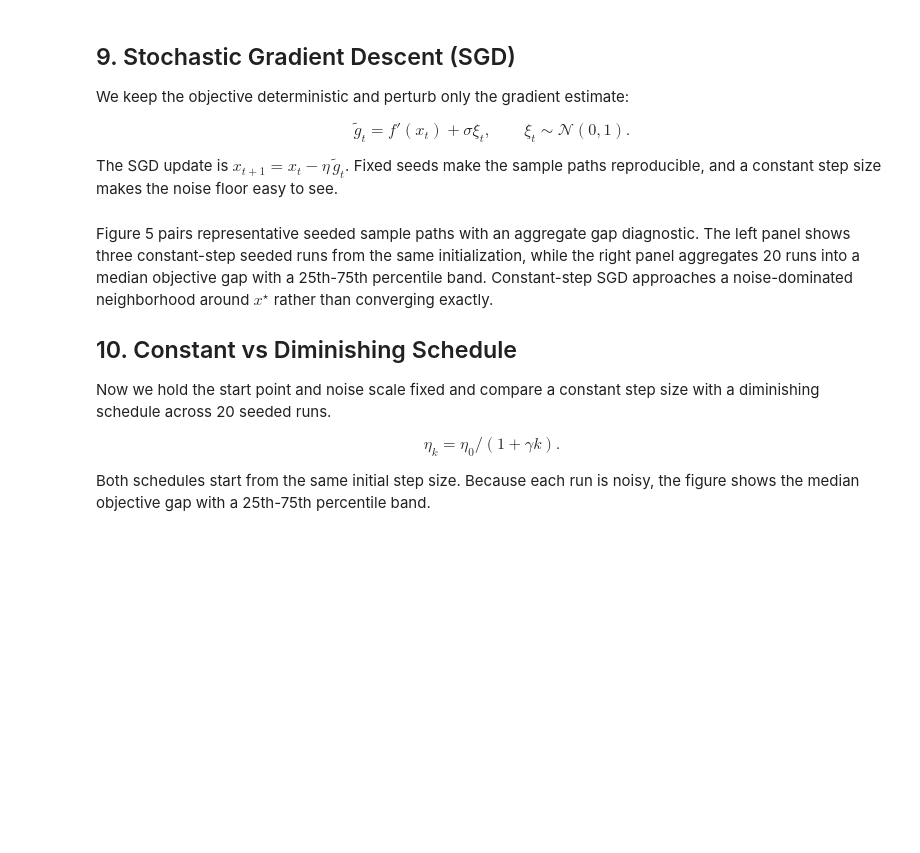
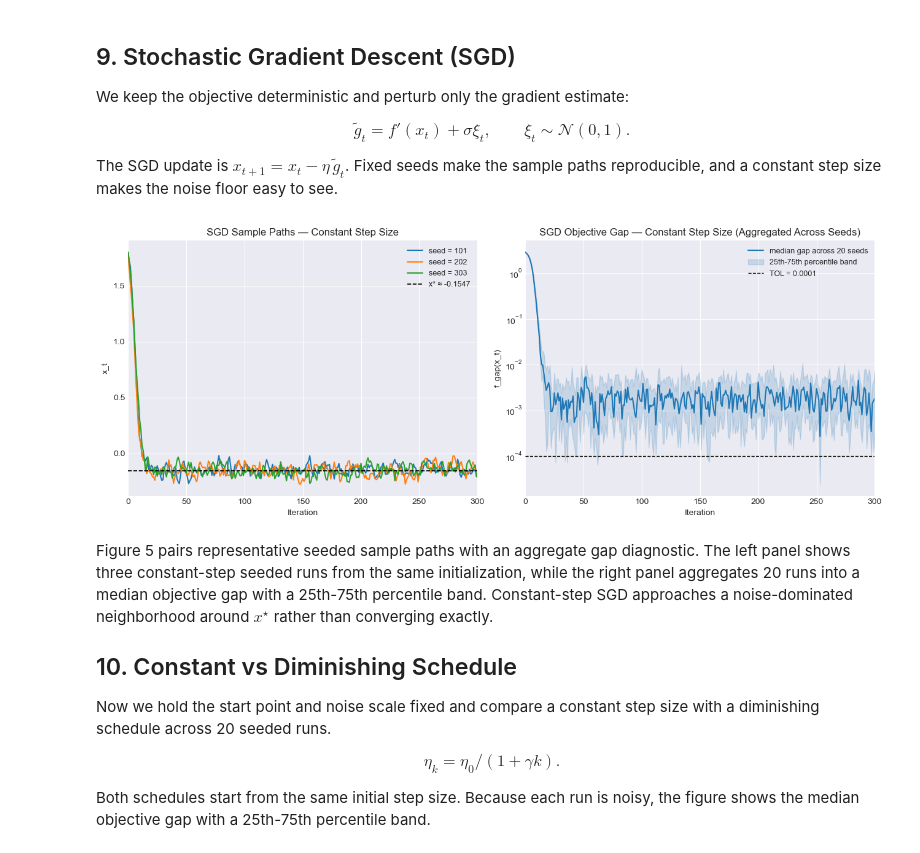
Before and after one commit to FranQuant/the-ai-engineer, a Jupyter notebook: capstones/week01_gd_optimization/gd_capstone.ipynb, the cells around one changed output. Cells and saved outputs as stored; diff of their text form; code cells hidden in the pictures; blank space fills up the shorter version.

```diff
--- a/capstones/week01_gd_optimization/gd_capstone.ipynb
+++ b/capstones/week01_gd_optimization/gd_capstone.ipynb
@@ -343,9 +454,9 @@ The SGD update is $x_{t+1} = x_t - \eta\, \tilde{g}_t$. Fixed seeds make the sam
 # %%
 SGD_X0    = 1.8
 SGD_SIGMA = 0.35
-SGD_ETA   = 0.05
-SGD_ETA0  = SGD_ETA
-SGD_GAMMA = 0.02
+SGD_ETA   = 0.10
+SGD_ETA0  = 0.10
+SGD_GAMMA = 0.05
 SGD_T     = 300
 SGD_SEEDS = [101, 202, 303]
 
@@ -376,33 +487,35 @@ q1_gap = np.percentile(fig6_gaps, 25, axis=0)
 q3_gap = np.percentile(fig6_gaps, 75, axis=0)
 steps = np.arange(SGD_T + 1)
 
 fig, (ax1, ax2) = plt.subplots(1, 2, figsize=(13, 5))
 
 for seed in SGD_SEEDS:
     ax1.plot(fig6_paths[seed], label=f'seed = {seed}')
 
 ax1.axhline(X_STAR, linestyle='--', color='black', linewidth=1.2,
            label=f'x* \u2248 {X_STAR:.4f}')
 ax1.set_title('SGD Sample Paths — Constant Step Size')
 ax1.set_xlabel('Iteration')
 ax1.set_ylabel('x_t')
 ax1.set_xlim(0, SGD_T)
 ax1.legend(fontsize=9)
 
 ax2.plot(steps, med_gap, color='tab:blue', label=f'median gap across {len(fig6_seeds)} seeds')
 ax2.fill_between(steps, q1_gap, q3_gap, color='tab:blue', alpha=0.18,
                  label='25th-75th percentile band')
 ax2.axhline(TOL, linestyle='--', color='black', linewidth=1, label=f'TOL = {TOL}')
 ax2.set_yscale('log')
 ax2.set_title('SGD Objective Gap — Constant Step Size (Aggregated Across Seeds)')
 ax2.set_xlabel('Iteration')
 ax2.set_ylabel('f_gap(x_t)')
 ax2.set_xlim(0, SGD_T)
 ax2.legend(fontsize=9)
 
 plt.tight_layout()
 plt.savefig('fig_05_sgd_paths.png', dpi=150, bbox_inches='tight')
 plt.show()
+# %% [output]
+[figure, added]
 # %% [markdown]
 Figure 5 pairs representative seeded sample paths with an aggregate gap diagnostic. The left panel shows three constant-step seeded runs from the same initialization, while the right panel aggregates 20 runs into a median objective gap with a 25th-75th percentile band. Constant-step SGD approaches a noise-dominated neighborhood around $x^\star$ rather than converging exactly.
 
```
Also changed, not shown: parts of 18 cells of this notebook, 2 other files.
